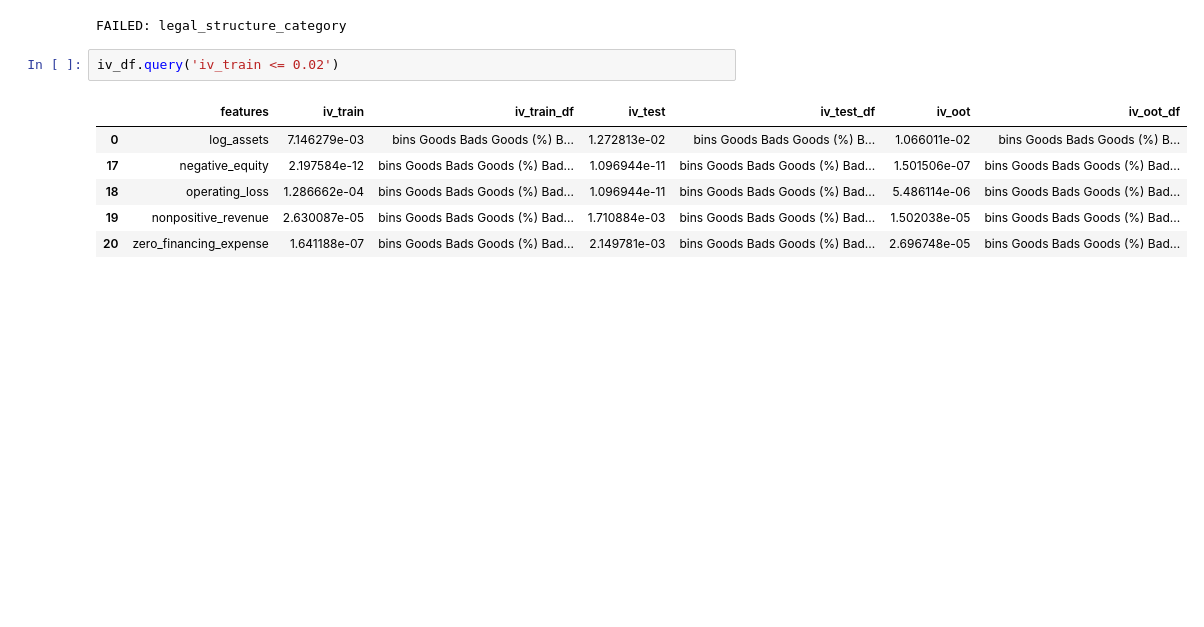
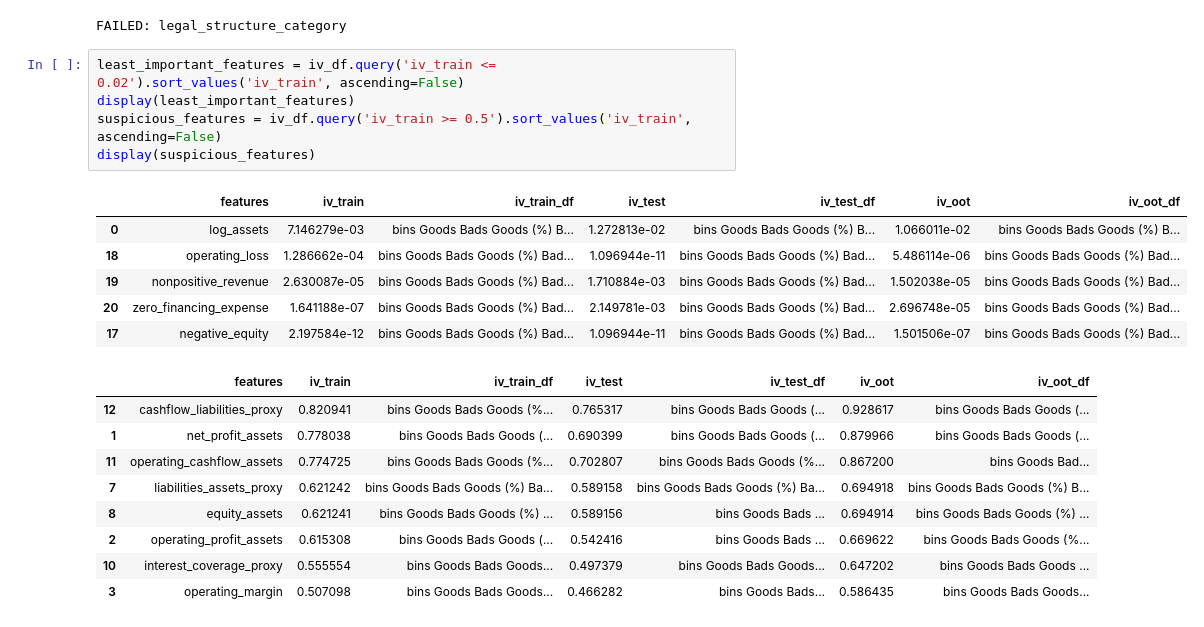
Before and after one commit to Anubhav3084/FinanceML-Course-Project, a Jupyter notebook: Project/Code/features.ipynb, the cells around one changed output. Cells and saved outputs as stored; diff of their text form; blank space fills up the shorter version.

```diff
--- a/Project/Code/features.ipynb
+++ b/Project/Code/features.ipynb
@@ -81,11 +82,23 @@ iv_df.to_csv('../Files/iv_df.csv', index=False)
 # %% [output]
 FAILED: legal_structure_category
 # %%
-iv_df.query('iv_train <= 0.02')
+least_important_features = iv_df.query('iv_train <= 0.02').sort_values('iv_train', ascending=False)
+display(least_important_features)
+suspicious_features = iv_df.query('iv_train >= 0.5').sort_values('iv_train', ascending=False)
+display(suspicious_features)
 # %% [output]
 |  | features | iv_train | iv_train_df | iv_test | iv_test_df | iv_oot | iv_oot_df |
 | 0 | log_assets | 7.146279e-03 | bins Goods Bads Goods (%) B... | 1.272813e-02 | bins Goods Bads Goods (%) B... | 1.066011e-02 | bins Goods Bads Goods (%) B... |
-| 17 | negative_equity | 2.197584e-12 | bins Goods Bads Goods (%) Bad... | 1.096944e-11 | bins Goods Bads Goods (%) Bad... | 1.501506e-07 | bins Goods Bads Goods (%) Bad... |
 | 18 | operating_loss | 1.286662e-04 | bins Goods Bads Goods (%) Bad... | 1.096944e-11 | bins Goods Bads Goods (%) Bad... | 5.486114e-06 | bins Goods Bads Goods (%) Bad... |
 | 19 | nonpositive_revenue | 2.630087e-05 | bins Goods Bads Goods (%) Bad... | 1.710884e-03 | bins Goods Bads Goods (%) Bad... | 1.502038e-05 | bins Goods Bads Goods (%) Bad... |
 | 20 | zero_financing_expense | 1.641188e-07 | bins Goods Bads Goods (%) Bad... | 2.149781e-03 | bins Goods Bads Goods (%) Bad... | 2.696748e-05 | bins Goods Bads Goods (%) Bad... |
+| 17 | negative_equity | 2.197584e-12 | bins Goods Bads Goods (%) Bad... | 1.096944e-11 | bins Goods Bads Goods (%) Bad... | 1.501506e-07 | bins Goods Bads Goods (%) Bad... |
+|  | features | iv_train | iv_train_df | iv_test | iv_test_df | iv_oot | iv_oot_df |
+| 12 | cashflow_liabilities_proxy | 0.820941 | bins Goods Bads Goods (%... | 0.765317 | bins Goods Bads Goods (... | 0.928617 | bins Goods Bads Goods (... |
+| 1 | net_profit_assets | 0.778038 | bins Goods Bads Goods (... | 0.690399 | bins Goods Bads Goods (... | 0.879966 | bins Goods Bads Goods (... |
+| 11 | operating_cashflow_assets | 0.774725 | bins Goods Bads Goods (%... | 0.702807 | bins Goods Bads Goods (%... | 0.867200 | bins Goods Bad... |
+| 7 | liabilities_assets_proxy | 0.621242 | bins Goods Bads Goods (%) Ba... | 0.589158 | bins Goods Bads Goods (%) Ba... | 0.694918 | bins Goods Bads Goods (%) B... |
+| 8 | equity_assets | 0.621241 | bins Goods Bads Goods (%) ... | 0.589156 | bins Goods Bads ... | 0.694914 | bins Goods Bads Goods (%) ... |
+| 2 | operating_profit_assets | 0.615308 | bins Goods Bads Goods (... | 0.542416 | bins Goods Bads ... | 0.669622 | bins Goods Bads Goods (%... |
+| 10 | interest_coverage_proxy | 0.555554 | bins Goods Bads Goods... | 0.497379 | bins Goods Bads Goods... | 0.647202 | bins Goods Bads Goods ... |
+| 3 | operating_margin | 0.507098 | bins Goods Bads Goods... | 0.466282 | bins Goods Bads... | 0.586435 | bins Goods Bads Goods... |
```
Also changed, not shown: parts of 6 cells of this notebook, 6 other files.
